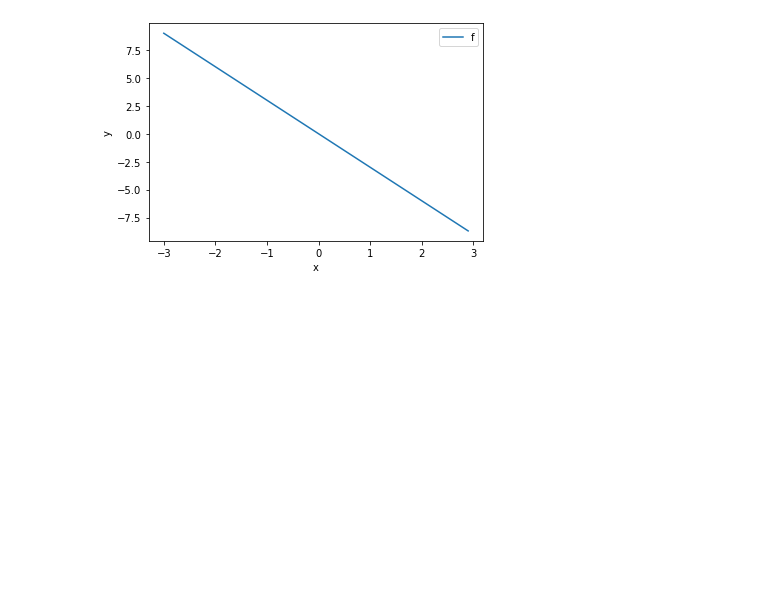
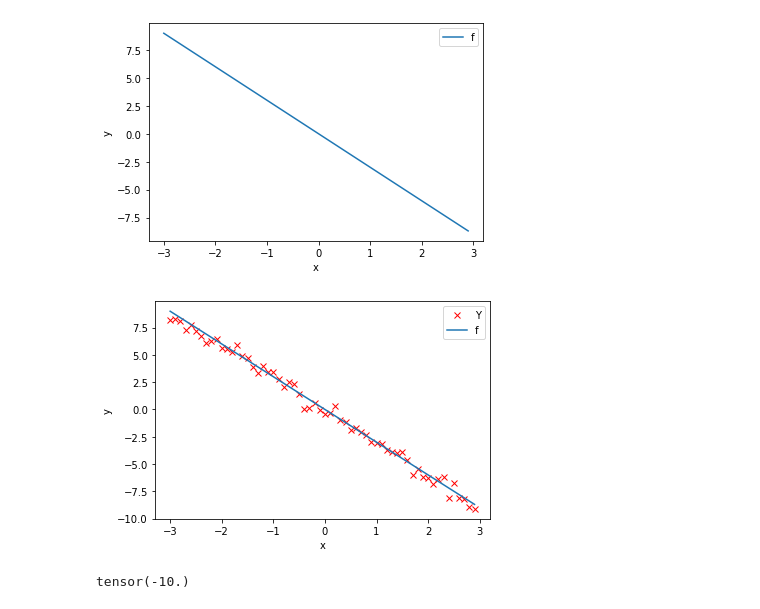
Before and after one commit to Hollen0318/Coursera_Neural_Network_PyTorch, a Jupyter notebook: neural_reviews.ipynb, the cells around one changed output. Drawn from its saved outputs; the diff is of its cells as text; code cells hidden in the pictures; blank space fills up the shorter version.

Commit message:
I have studied through the plotting functions
I think the next step is to replicate this function by myself.

```diff
--- a/neural_reviews.ipynb
+++ b/neural_reviews.ipynb
@@ -137,3 +170,14 @@ plt.legend()
 plt.show()
 # %% [output]
 [figure]
+# %%
+Y = f + 0.5 * torch.randn(X.size())
+# %%
+plt.plot(X.numpy(), Y.numpy(), 'rx', label = 'Y')
+plt.plot(X.numpy(), f.numpy(), label = 'f')
+plt.xlabel('x')
+plt.ylabel('y')
+plt.legend()
+plt.show()
+# %% [output]
+[figure, added]
@@ -139,0 +205,4 @@ plt.show()
+# %%
+w.data
+# %% [output]
+tensor(-10.)
```
Also changed, not shown: parts of 11 cells of this notebook.
